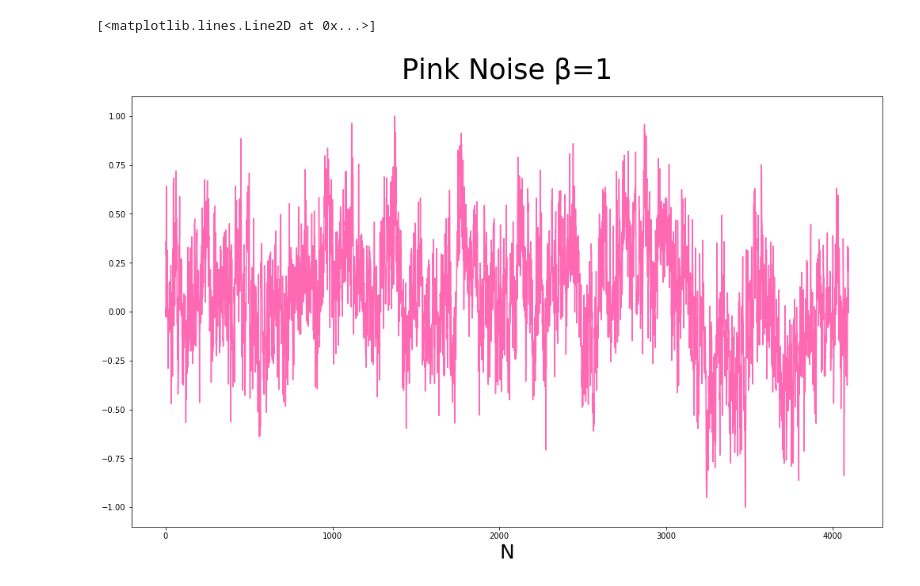
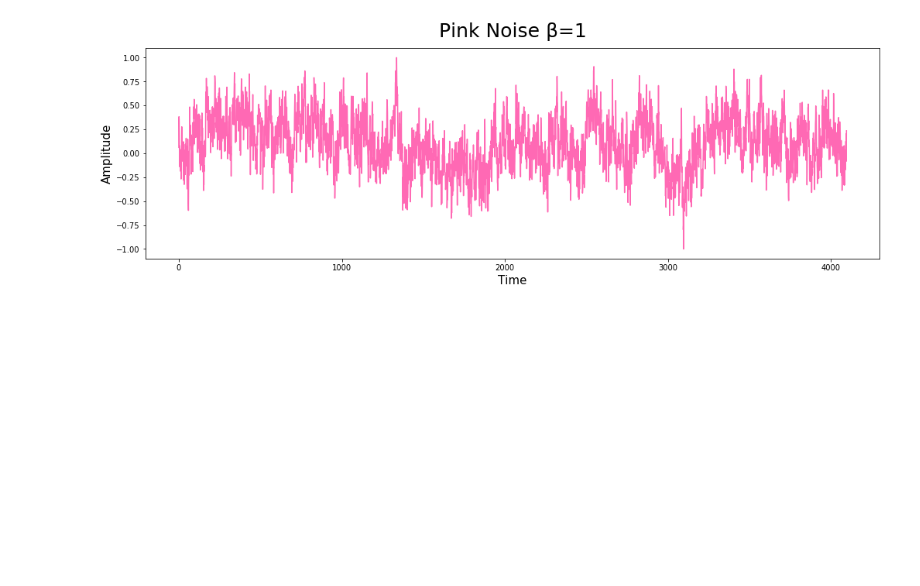
Before and after one commit to AdrianoPereira/cap239, a Jupyter notebook: homework_spectral_analysis.ipynb, the cells around one changed output. Drawn from its saved outputs; the diff is of its cells as text; code cells hidden in the pictures; blank space fills up the shorter version.

```diff
--- a/homework_spectral_analysis.ipynb
+++ b/homework_spectral_analysis.ipynb
@@ -34,9 +40,11 @@ plt.plot(white_noise_normalize, color='#d6d6d6')
 # %%
-plt.figure(figsize=(17, 10))
-plt.title('Pink Noise β=1', fontdict={'fontsize': '35'}, y=1.03)
-plt.xlabel('N', fontdict={'fontsize': '25'})
-plt.plot(pink_noise_normalize, color='hotpink')
+plt.figure(figsize=(17, 5))
+plt.title('Pink Noise β=1', fontdict={'fontsize': '25'}, y=1.03)
+plt.xlabel('Time', fontdict={'fontsize': '15'})
+plt.ylabel('Amplitude', fontdict={'fontsize': '15'})
+plt.plot(s2, color='hotpink')
+plt.savefig('./images/s2.png', format='png', dpi=400)
+plt.show()
 # %% [output]
-[<matplotlib.lines.Line2D at 0x...>]
-[figure, old version]
+[figure, new version]
 # %%
```
Also changed, not shown: parts of 26 cells of this notebook, 53 other files.
